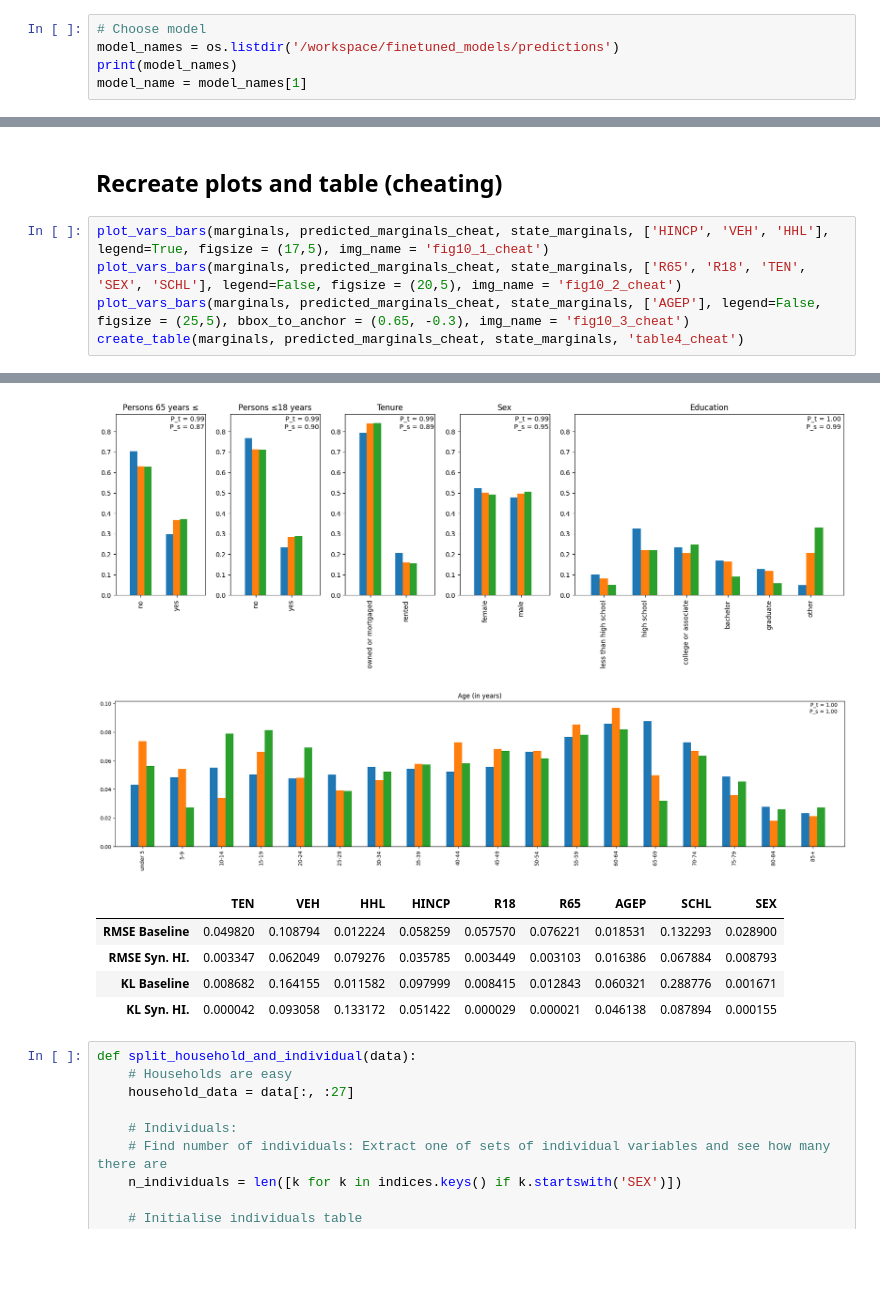
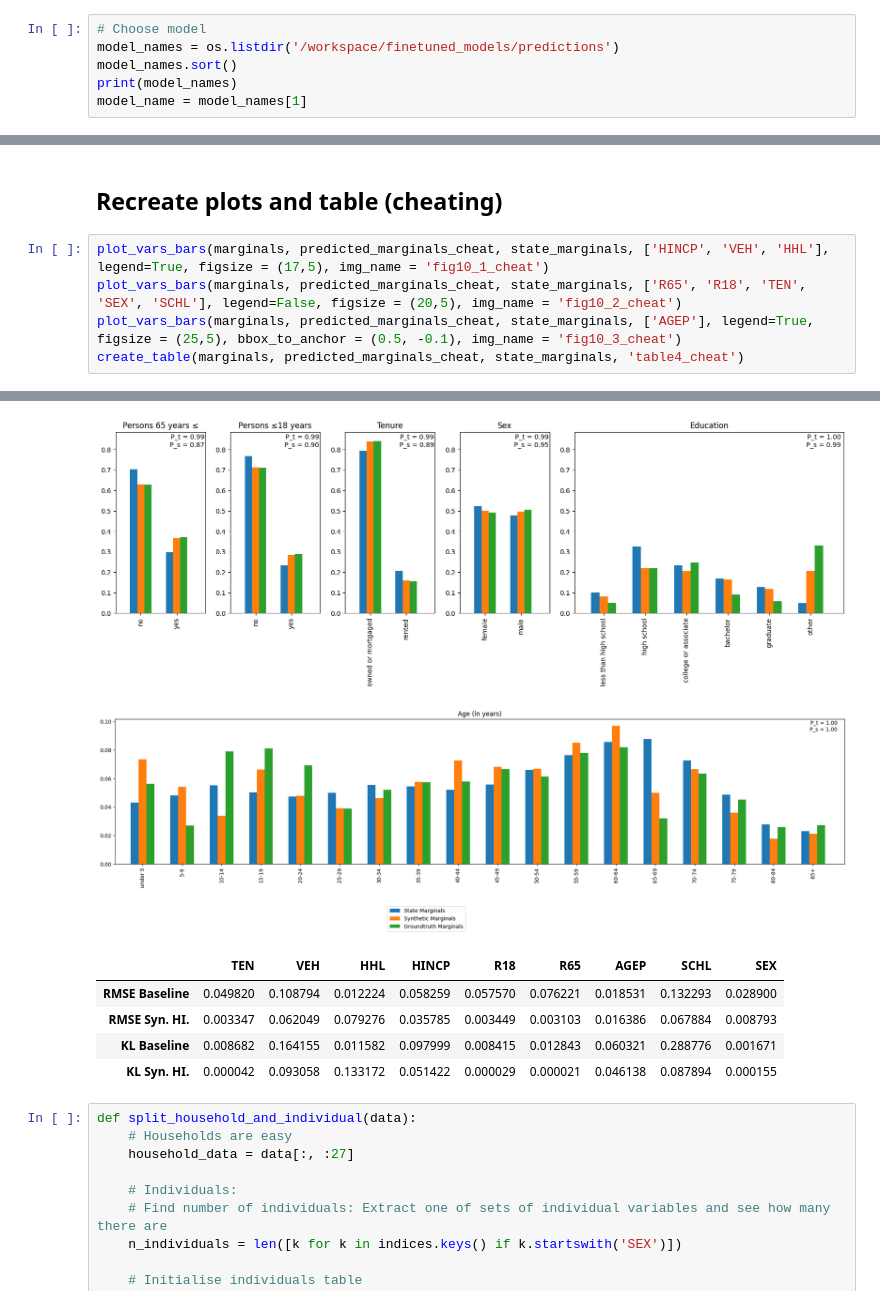
Before and after one commit to fabi-kb/GNN_Project, a Jupyter notebook: finetune_analysis.ipynb, the cells around one changed output, grey strips where cells are left out. Drawn from its saved outputs; the diff is of its cells as text; blank space fills up the shorter version.

```diff
--- a/finetune_analysis.ipynb
+++ b/finetune_analysis.ipynb
@@ -198,6 +198,7 @@ variables_dict = {
 # %%
 # Choose model
 model_names = os.listdir('/workspace/finetuned_models/predictions')
+model_names.sort()
 print(model_names)
 model_name = model_names[1]
 # %% [output]
@@ -320,12 +321,12 @@ create_table(marginals, predicted_marginals, state_marginals, 'table4')
 # %%
 plot_vars_bars(marginals, predicted_marginals_cheat, state_marginals, ['HINCP', 'VEH', 'HHL'], legend=True, figsize = (17,5), img_name = 'fig10_1_cheat')
 plot_vars_bars(marginals, predicted_marginals_cheat, state_marginals, ['R65', 'R18', 'TEN', 'SEX', 'SCHL'], legend=False, figsize = (20,5), img_name = 'fig10_2_cheat')
-plot_vars_bars(marginals, predicted_marginals_cheat, state_marginals, ['AGEP'], legend=False, figsize = (25,5), bbox_to_anchor = (0.65, -0.3), img_name = 'fig10_3_cheat')
+plot_vars_bars(marginals, predicted_marginals_cheat, state_marginals, ['AGEP'], legend=True, figsize = (25,5), bbox_to_anchor = (0.5, -0.1), img_name = 'fig10_3_cheat')
 create_table(marginals, predicted_marginals_cheat, state_marginals, 'table4_cheat')
 # %% [output]
 [figure]
 [figure]
-[figure, old version]
+[figure, new version]
 |  | TEN | VEH | HHL | HINCP | R18 | R65 | AGEP | SCHL | SEX |
 | RMSE Baseline | 0.049820 | 0.108794 | 0.012224 | 0.058259 | 0.057570 | 0.076221 | 0.018531 | 0.132293 | 0.028900 |
 | RMSE Syn. HI. | 0.003347 | 0.062049 | 0.079276 | 0.035785 | 0.003449 | 0.003103 | 0.016386 | 0.067884 | 0.008793 |
```
Also changed, not shown: parts of 4 cells of this notebook, 1 other file.
